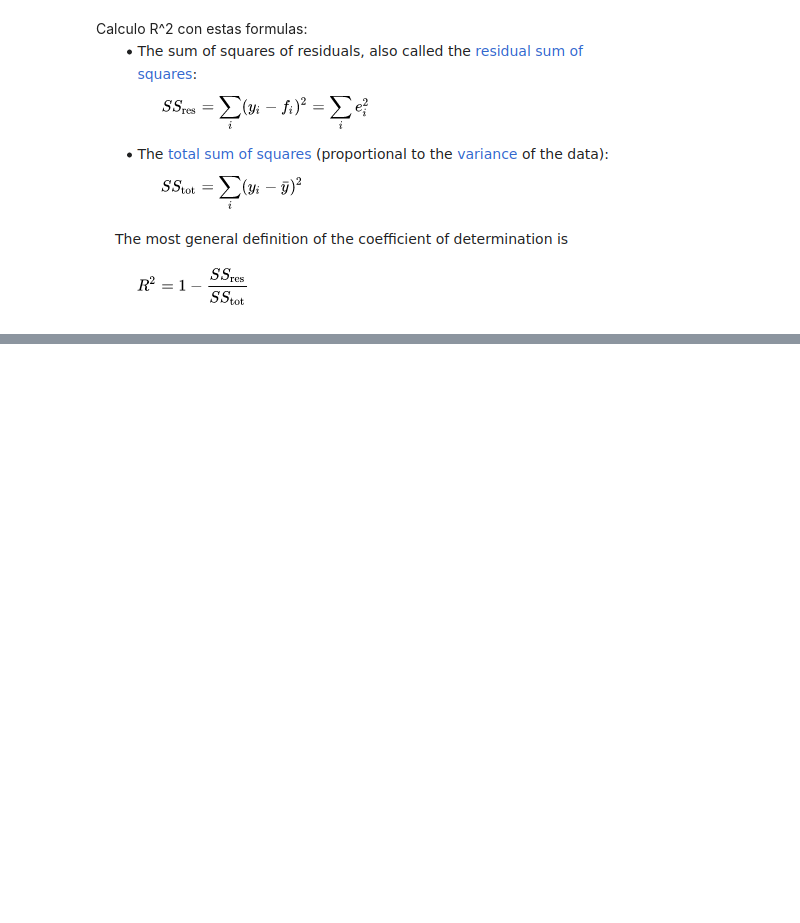
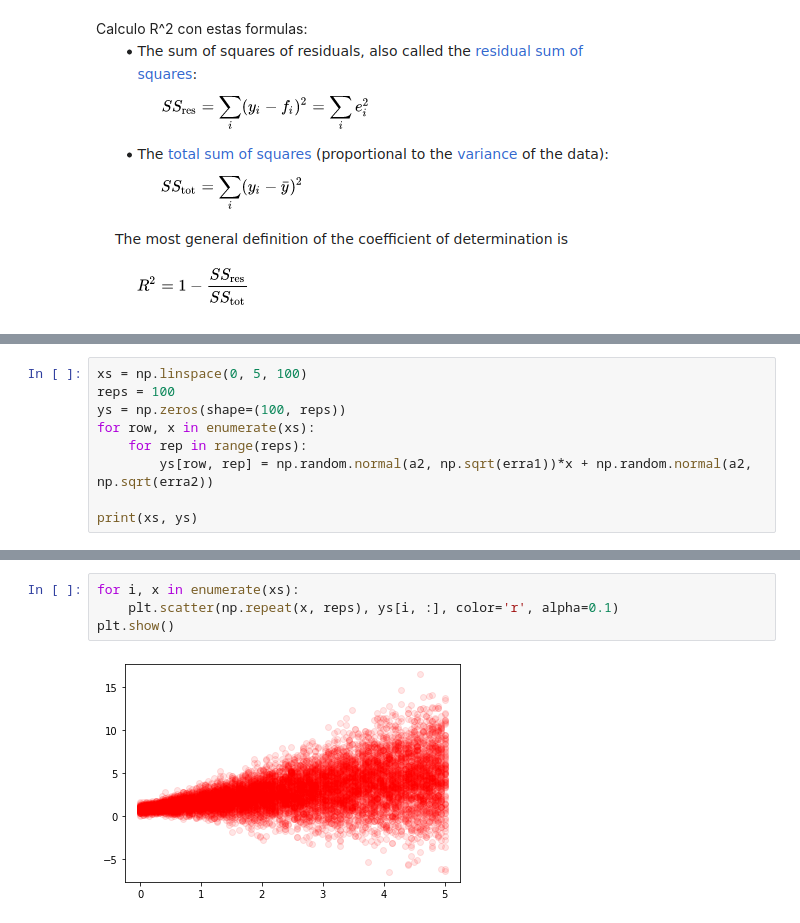
Before and after one commit to tdinapoli/mefe, a Jupyter notebook: tps/tp2/tp2.ipynb, the cells around one changed output, grey strips where cells are left out. Drawn from its saved outputs; the diff is of its cells as text; blank space fills up the shorter version.

```diff
--- a/tps/tp2/tp2.ipynb
+++ b/tps/tp2/tp2.ipynb
@@ -76,0 +83,9 @@ print(SSres, SStot, R)
+# %%
+xs = np.linspace(0, 5, 100)
+reps = 100
+ys = np.zeros(shape=(100, reps))
+for row, x in enumerate(xs):
+    for rep in range(reps):
+        ys[row, rep] = np.random.normal(a2, np.sqrt(erra1))*x + np.random.normal(a2, np.sqrt(erra2))
+
+print(xs, ys)
@@ -76,0 +110,6 @@ print(SSres, SStot, R)
+# %%
+for i, x in enumerate(xs):
+    plt.scatter(np.repeat(x, reps), ys[i, :], color='r', alpha=0.1)
+plt.show()
+# %% [output]
+[figure, added]
```
Also changed, not shown: parts of 9 cells of this notebook, 2 other files.
